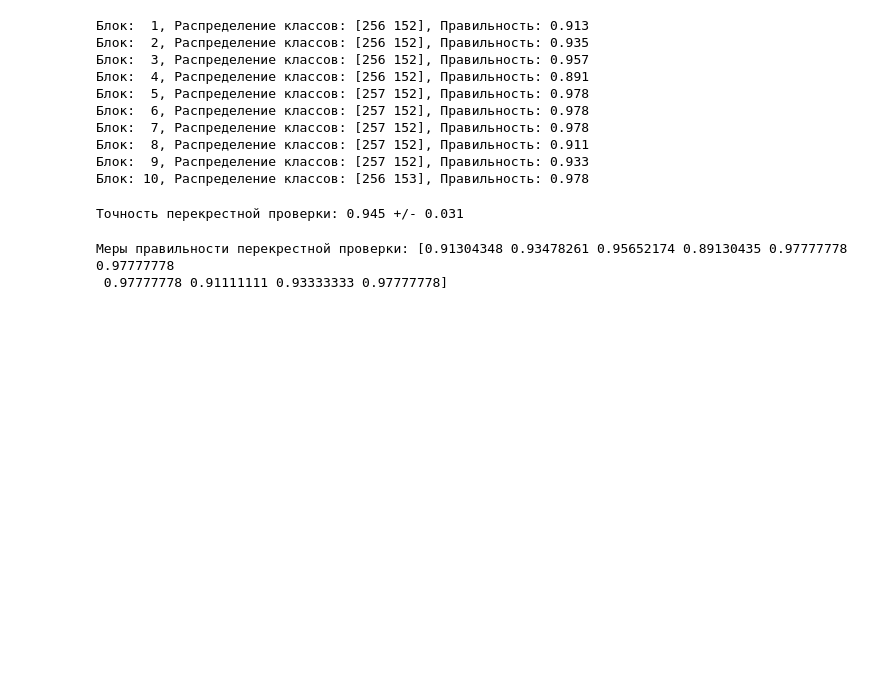
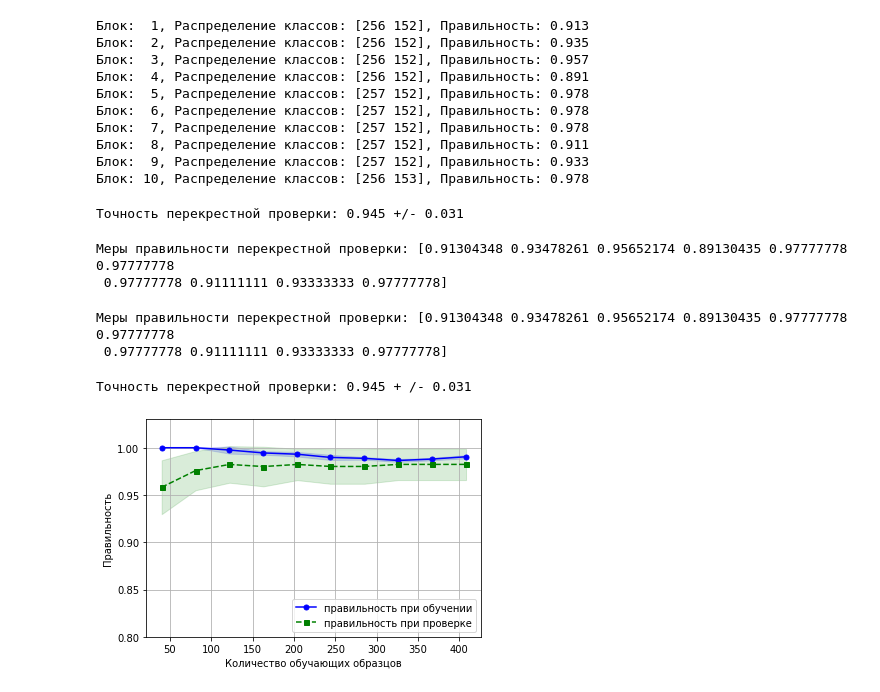
Before and after one commit to maxcool73/pml, a Jupyter notebook: assessment/assessment.ipynb, the cells around one changed output. Cells and saved outputs as stored; diff of their text form; code cells hidden in the pictures; blank space fills up the shorter version.

```diff
--- a/assessment/assessment.ipynb
+++ b/assessment/assessment.ipynb
@@ -66,3 +66,42 @@ print('Меры правильности перекрестной проверк
 # %% [output]
 Меры правильности перекрестной проверки: [0.91304348 0.93478261 0.95652174 0.89130435 0.97777778 0.97777778
  0.97777778 0.91111111 0.93333333 0.97777778]
+# %%
+from sklearn.model_selection import cross_val_score
+
+scores = cross_val_score(estimator=pipe_lr, X=X_train, y=y_train, cv=10, n_jobs=1)
+print('Mepы правильности перекрестной проверки: %s' % scores)
+# %% [output]
+Mepы правильности перекрестной проверки: [0.91304348 0.93478261 0.95652174 0.89130435 0.97777778 0.97777778
+ 0.97777778 0.91111111 0.93333333 0.97777778]
+# %%
+print('Точность перекрестной проверки: %.3f + /- %.3f '
+      % (np.mean(scores),
+         np.std(scores)))
+# %% [output]
+Точность перекрестной проверки: 0.945 + /- 0.031
+# %%
+import matplotlib.pyplot as plt
+from sklearn.model_selection import learning_curve
+
+pipe_lr = make_pipeline(StandardScaler(),
+                        LogisticRegression(penalty='l2', random_state=1, solver='lbfgs', max_iter=10000))
+train_sizes, train_scores, test_scores = learning_curve(estimator=pipe_lr, X=X_train, y=y_train,
+                                                        train_sizes=np.linspace(0.1, 1.0, 10), cv=10, n_jobs=1)
+train_mean = np.mean(train_scores, axis=1)
+train_std = np.std(train_scores, axis=1)
+test_mean = np.mean(test_scores, axis=1)
+test_std = np.std(test_scores, axis=1)
+plt.plot(train_sizes, train_mean, color='blue', marker='o', markersize=5, label='правильность при обучении')
+plt.fill_between(train_sizes, train_mean + train_std, train_mean - train_std, alpha=0.15, color='blue')
+plt.plot(train_sizes, test_mean, color='green', linestyle='--', marker='s', markersize=5,
+         label='правильность при проверке')
+plt.fill_between(train_sizes, test_mean + test_std, test_mean - test_std, alpha=0.15, color='green')
+plt.grid()
+plt.xlabel('Количество обучающих образцов')
+plt.ylabel('Правильность')
+plt.legend(loc='lower right')
+plt.ylim([0.8, 1.03])
+plt.show()
+# %% [output]
+[figure, added]
```
Also changed, not shown: parts of 10 cells of this notebook.
